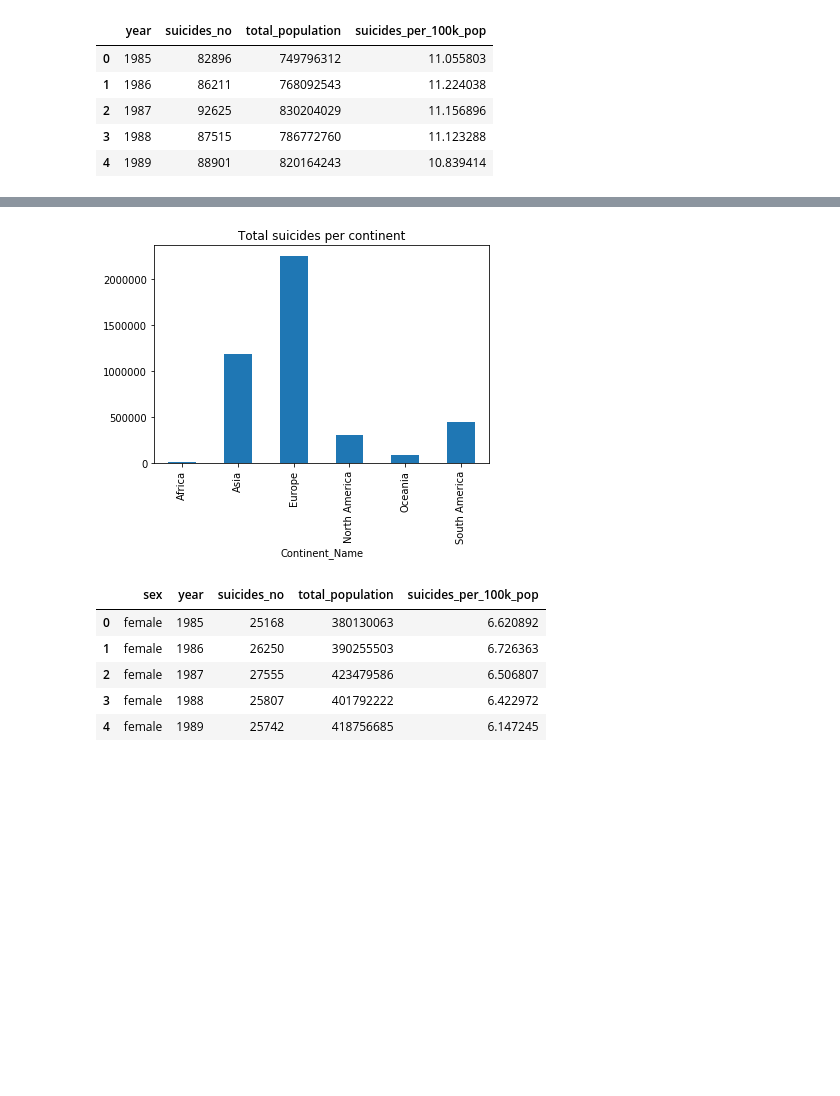
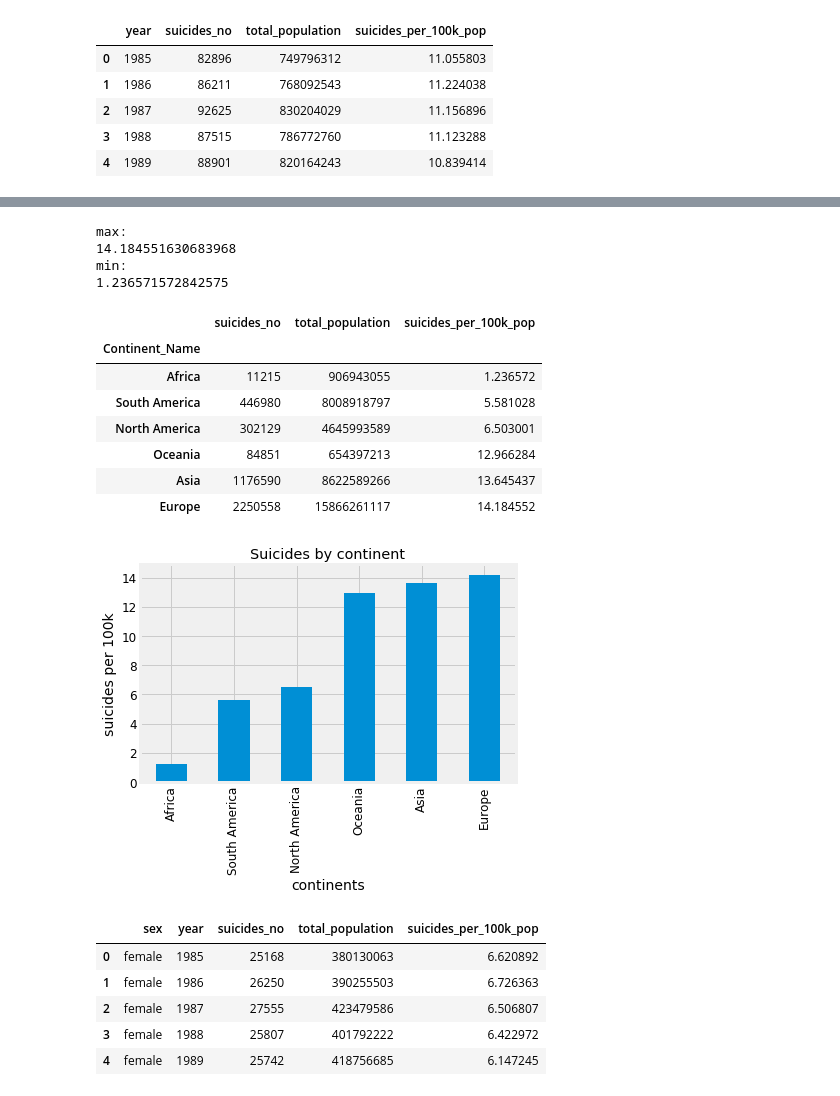
Before and after one commit to MiguelArieiro/WorldSuicideRatesAnalysis, a Jupyter notebook: sgd3.ipynb, the cells around one changed output, grey strips where cells are left out. Cells and saved outputs as stored; diff of their text form; code cells hidden in the pictures; blank space fills up the shorter version.

```diff
--- a/sgd3.ipynb
+++ b/sgd3.ipynb
@@ -3,6 +3,15 @@ import numpy as np
 import pandas as pd
 import matplotlib.pyplot as plt
 import seaborn as sns
+
+plt.style.use('fivethirtyeight')
+plt.rcParams['axes.labelsize'] = 14
+plt.rcParams['xtick.labelsize'] = 12
+plt.rcParams['ytick.labelsize'] = 12
+plt.rcParams['text.color'] = 'k'
+
+ageValues = ['5-14 years', '15-24 years', '25-34 years', '35-54 years', '55-74 years', '75+ years']
+continentValues = ['Africa','South America','North America','Oceania','Asia','Europe']
 
 #loading demographic data
 demographics = pd.read_csv('datasets\demographic.csv')
@@ -77,8 +86,9 @@ suicides.head
 # %%
 #merging suicides and demographics
 suicides = pd.merge(suicides,demographics,on=['year','country_code'])
-suicides = suicides.drop(['country_y','population_y'], axis=1)
+suicides = suicides.drop(['country_y','population_y','gnp_per_capita'], axis=1)
 suicides = suicides.rename (columns = {'country_x': 'country', 'population_x': 'population_by_age'})
+suicides = suicides.dropna(subset=['country', 'year','sex','age','suicides_no','population_by_age'])
 suicides.reset_index(drop=True)
-suicides.head()
+suicides.head
 # %% [output]
@@ -95,6 +116,10 @@ suicides = pd.merge(suicides,suicidesPerCountry[['population_by_age']],on=['coun
 suicides.drop('population_by_age_x', axis=1)
 suicides = suicides.rename(columns={'population_by_age_y':'total_population'})
 suicides = suicides.rename(columns={'population_by_age_x':'population_by_age'})
+
+suicides['gdp_for_year_USD'] = suicides['gdp_per_capita_USD']*suicides['total_population']
+
+
 suicidesPerCountry['suicides_per_100k_pop']=suicidesPerCountry['suicides_no']/suicidesPerCountry['population_by_age']*100000
 suicidesPerCountry.head()
 # %% [output]
@@ -174,12 +246,35 @@ ax.get_figure().savefig("plots\suicide_rates_per_continent.png")
 # %%
-totalSuicidesPerYearPer100kContinents = suicides.groupby(['Continent_Name']).agg({'suicides_no': 'sum', 'population_by_age':'sum'})
-totalSuicidesPerYearPer100kContinents = totalSuicidesPerYearPer100kContinents.rename(columns = {'population_by_age': 'total_population'})
-totalSuicidesPerYearPer100kContinents ['suicides_per_100k_pop'] = totalSuicidesPerYearPer100kContinents['suicides_no']/totalSuicidesPerYearPer100kContinents['total_population']*100000
+totalSuicidesPer100kContinents = suicides.groupby(['Continent_Name']).agg({'suicides_no': 'sum', 'population_by_age':'sum'})
+totalSuicidesPer100kContinents = totalSuicidesPer100kContinents.rename(columns = {'population_by_age': 'total_population'})
+totalSuicidesPer100kContinents ['suicides_per_100k_pop'] = totalSuicidesPer100kContinents['suicides_no']/totalSuicidesPer100kContinents['total_population']*100000
 
-totalSuicidesPerYearPer100kContinents.plot(y='suicides_no', kind='bar', legend=False, label='', title='Total suicides per continent')
-plt.savefig(r"plots\total_suicides_per_continent.png")
+totalSuicidesPer100kContinents = totalSuicidesPer100kContinents.sort_values(by=['suicides_per_100k_pop'])
+ax = totalSuicidesPer100kContinents.plot(y='suicides_per_100k_pop', kind='bar', legend=False, label='', title='Suicides by continent')
+ax.set_ylabel('suicides per 100k')
+ax.set_xlabel('continents')
+
+plt.savefig(r"plots\Suicides_by_continent.png")
+
+print("max: ")
+print (totalSuicidesPer100kContinents ['suicides_per_100k_pop'].max())
+print("min: ")
+print (totalSuicidesPer100kContinents ['suicides_per_100k_pop'].min())
+
+totalSuicidesPer100kContinents
 # %% [output]
+max:
+14.184551630683968
+min:
+1.236571572842575
+|  | suicides_no | total_population | suicides_per_100k_pop |
+| Continent_Name |  |  |  |
+| Africa | 11215 | 906943055 | 1.236572 |
+| South America | 446980 | 8008918797 | 5.581028 |
+| North America | 302129 | 4645993589 | 6.503001 |
+| Oceania | 84851 | 654397213 | 12.966284 |
+| Asia | 1176590 | 8622589266 | 13.645437 |
+| Europe | 2250558 | 15866261117 | 14.184552 |
-[figure, old version]
+[figure, new version]
 # %%
 suicidesPerGenderPer100k = suicides.groupby(['sex','year']).agg({'suicides_no': 'sum', 'population_by_age':'sum'})
 suicidesPerGenderPer100k = suicidesPerGenderPer100k.rename(columns = {'population_by_age': 'total_population'})
```
Also changed, not shown: parts of 17 cells of this notebook, 37 other files.
